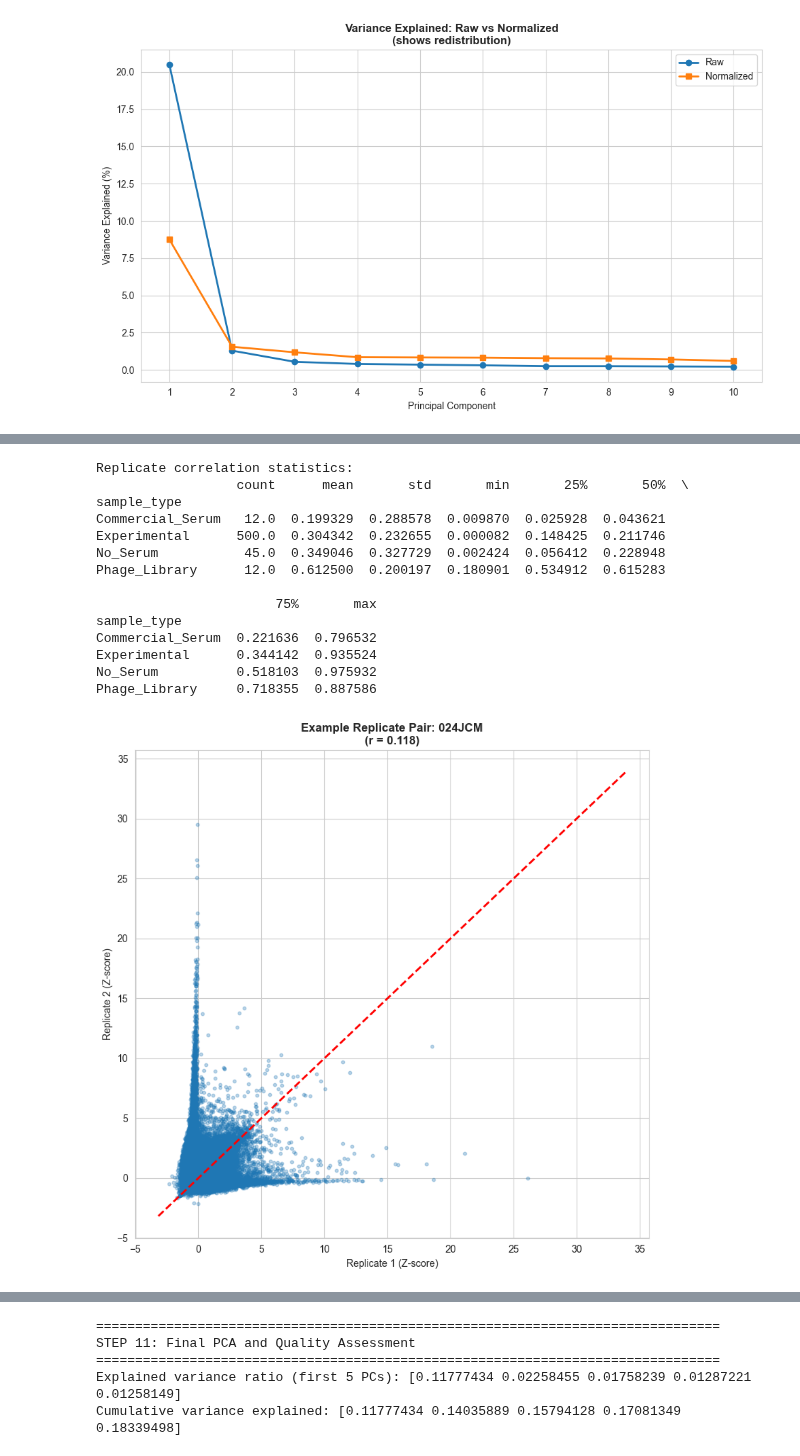
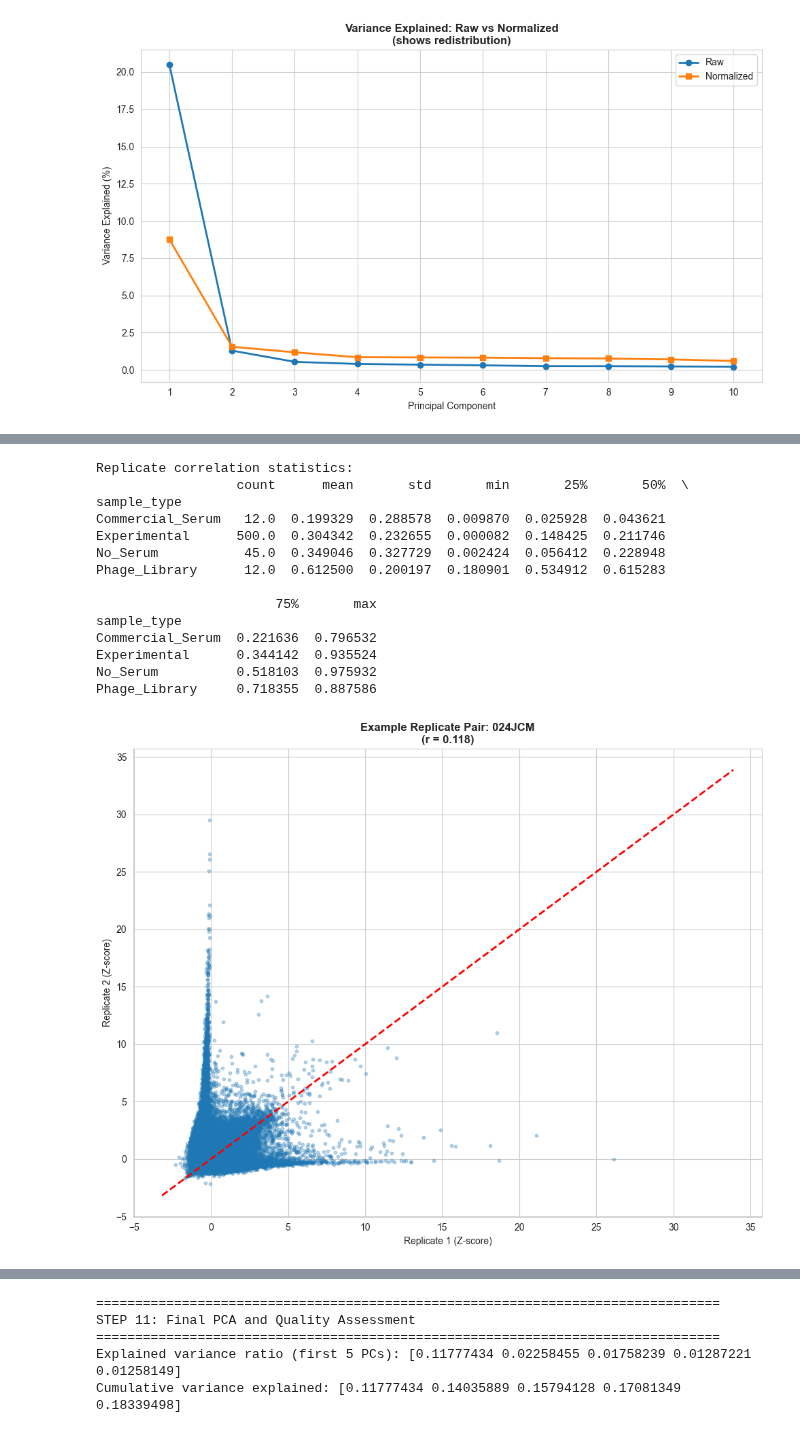
Before and after one commit to ucsffrancislab/genomics, a Jupyter notebook: data/20250409-Illumina-PhIP/20250414-PhIP-MultiPlate/out.123456131415161718/claude_phipseq_normalization.ipynb, the cells around one changed output, grey strips where cells are left out. Cells and saved outputs as stored; diff of their text form; code cells hidden in the pictures.

```diff
--- a/data/20250409-Illumina-PhIP/20250414-PhIP-MultiPlate/out.123456131415161718/claude_phipseq_normalization.ipynb
+++ b/data/20250409-Illumina-PhIP/20250414-PhIP-MultiPlate/out.123456131415161718/claude_phipseq_normalization.ipynb
@@ -1017,37 +1045,37 @@ if replicate_cors:
     example_subject = rep_cor_df.iloc[0]['subject']
     example_samples = manifest[manifest['subject'] == example_subject].index.tolist()
     if len(example_samples) == 2:
-        plt.figure(figsize=(8, 8))
+        plt.figure(figsize=(10, 8))
         plt.scatter(data_zscored.loc[example_samples[0]],
                    data_zscored.loc[example_samples[1]],
                    alpha=0.3, s=10)
         plt.plot([data_zscored.min().min(), data_zscored.max().max()],
                 [data_zscored.min().min(), data_zscored.max().max()],
                 'r--', linewidth=2)
         cor_val = np.corrcoef(data_zscored.loc[example_samples[0]],
                              data_zscored.loc[example_samples[1]])[0, 1]
         plt.title(f'Example Replicate Pair: {example_subject}\n(r = {cor_val:.3f})',
                  fontsize=12, fontweight='bold')
         plt.xlabel('Replicate 1 (Z-score)')
         plt.ylabel('Replicate 2 (Z-score)')
         plt.tight_layout()
         plt.show()
 # %% [output]
 [figure]
 Replicate correlation statistics:
                   count      mean       std       min       25%       50%  \
 sample_type
 Commercial_Serum   12.0  0.199329  0.288578  0.009870  0.025928  0.043621
 Experimental      500.0  0.304342  0.232655  0.000082  0.148425  0.211746
 No_Serum           45.0  0.349046  0.327729  0.002424  0.056412  0.228948
 Phage_Library      12.0  0.612500  0.200197  0.180901  0.534912  0.615283
 
                        75%       max
 sample_type
 Commercial_Serum  0.221636  0.796532
 Experimental      0.344142  0.935524
 No_Serum          0.518103  0.975932
 Phage_Library     0.718355  0.887586
-[figure, old version]
+[figure, new version]
 # %%
 # Visualization 28: Sample count before/after merging
```
Also changed, not shown: parts of 22 cells of this notebook.
